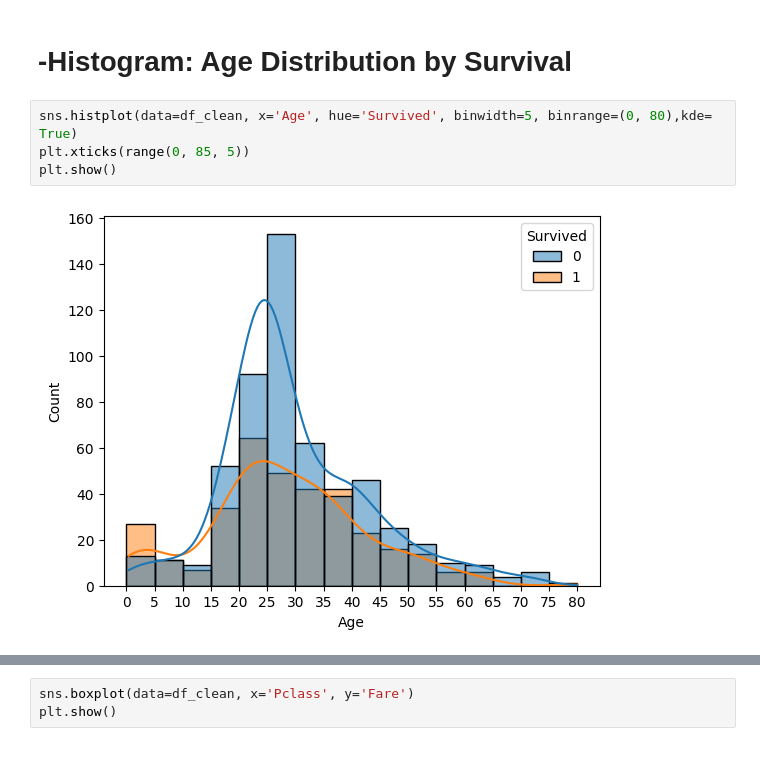
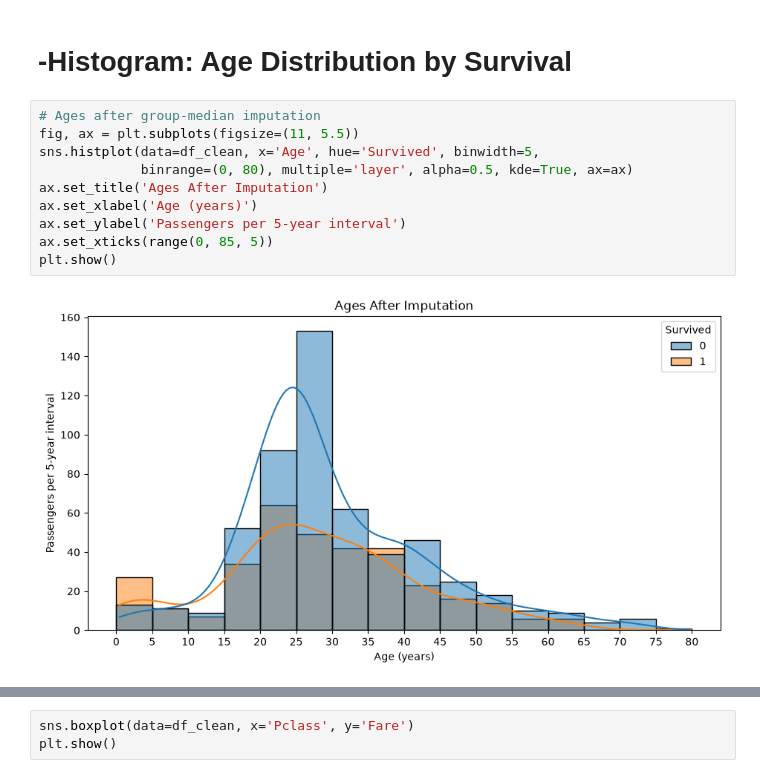
Before and after one commit to mn3m2001/titanic-data-analysis, a Jupyter notebook: Titanic_cleaning.ipynb, the cells around one changed output, grey strips where cells are left out. Saved outputs shown, nothing was run; the diff lists cells and outputs as text.

```diff
--- a/Titanic_cleaning.ipynb
+++ b/Titanic_cleaning.ipynb
@@ -309,8 +309,14 @@ df_clean.head(30)
 # %% [markdown]
 #  -Histogram: Age Distribution by Survival
 # %%
-sns.histplot(data=df_clean, x='Age', hue='Survived', binwidth=5, binrange=(0, 80),kde= True)
-plt.xticks(range(0, 85, 5))
+# Ages after group-median imputation
+fig, ax = plt.subplots(figsize=(11, 5.5))
+sns.histplot(data=df_clean, x='Age', hue='Survived', binwidth=5,
+             binrange=(0, 80), multiple='layer', alpha=0.5, kde=True, ax=ax)
+ax.set_title('Ages After Imputation')
+ax.set_xlabel('Age (years)')
+ax.set_ylabel('Passengers per 5-year interval')
+ax.set_xticks(range(0, 85, 5))
 plt.show()
 # %% [output]
-[figure, old version]
+[figure, new version]
```
Also changed, not shown: parts of 4 cells of this notebook, 9 other files.
